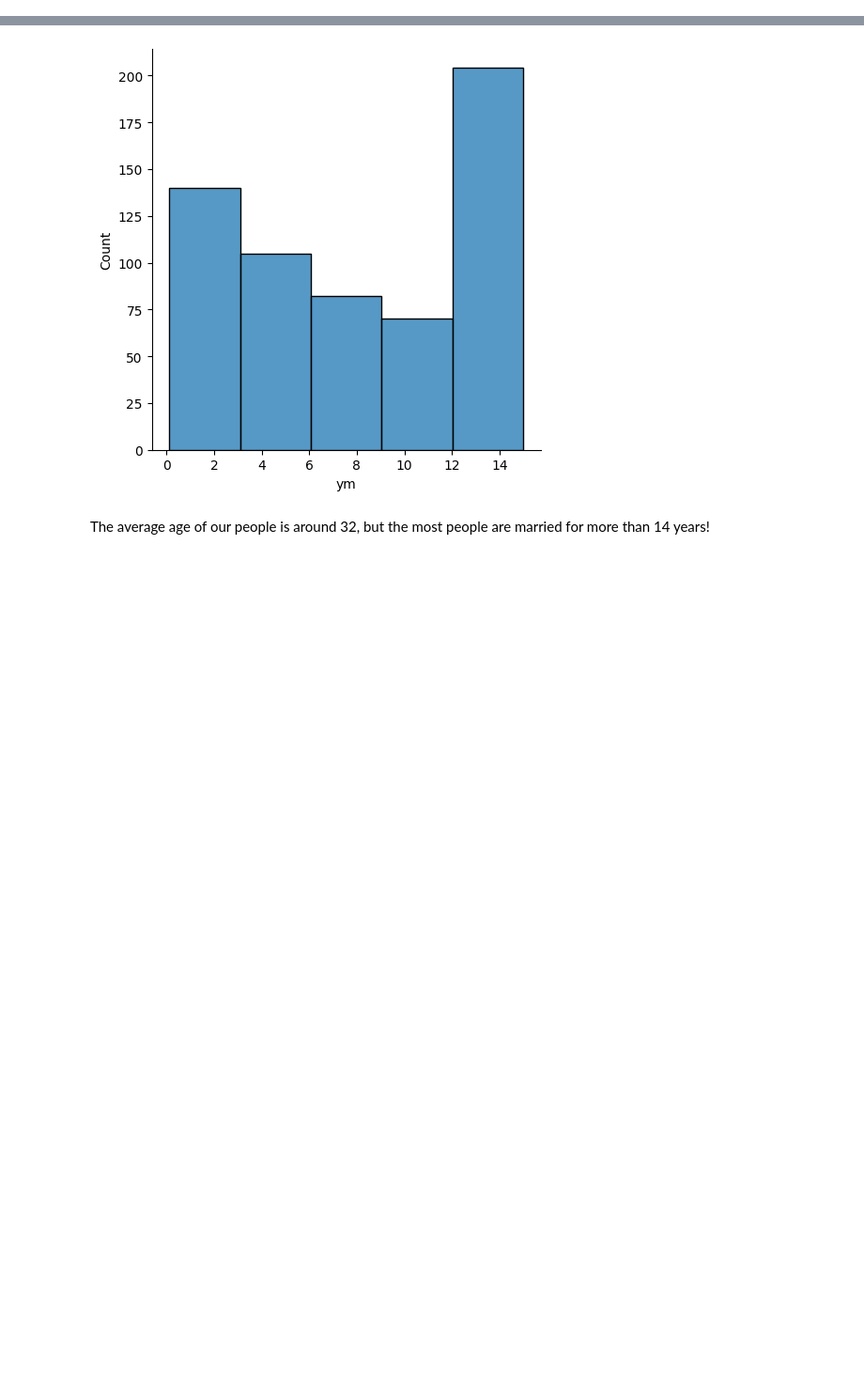
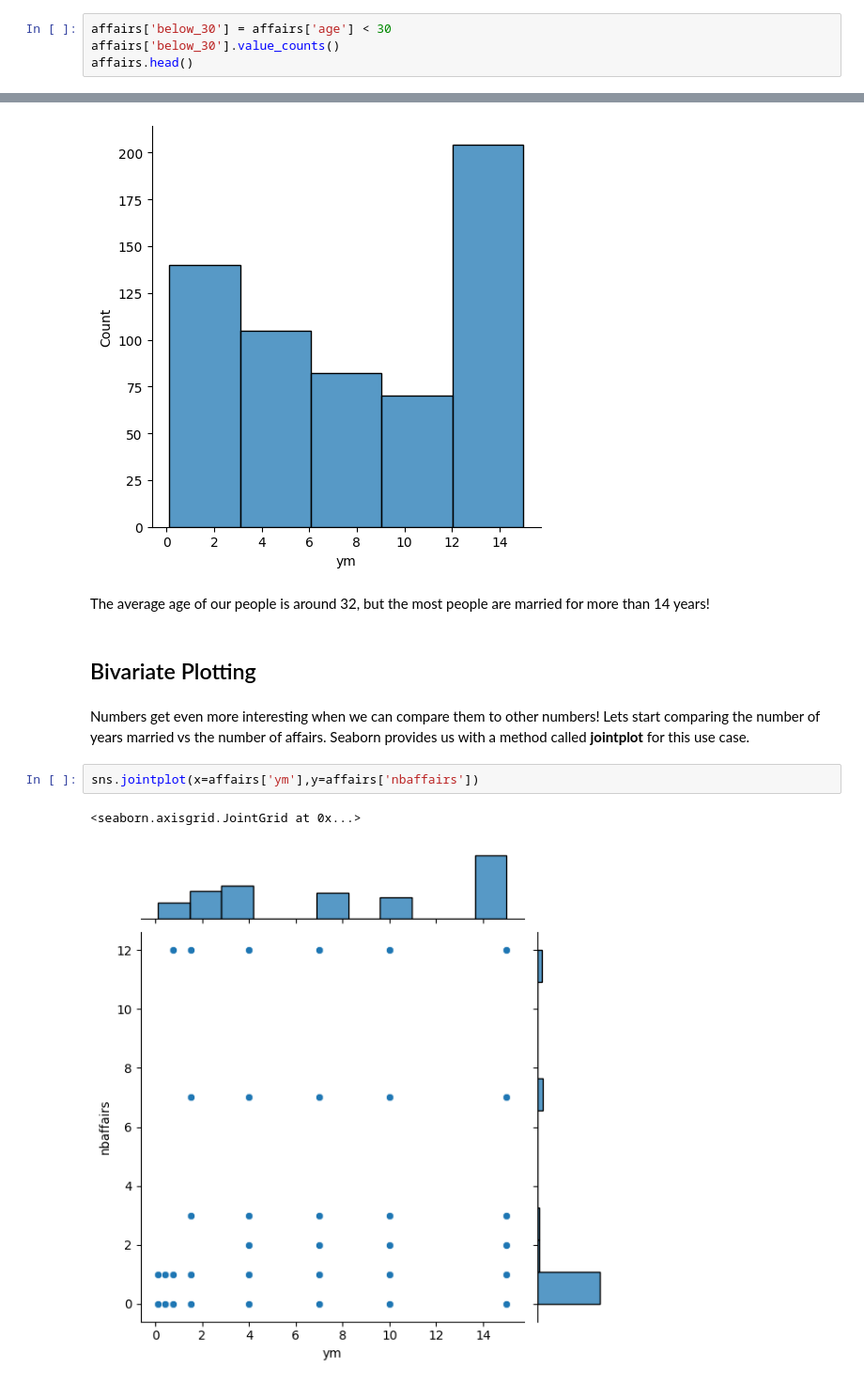
Before and after one commit to HoangMinh153/Data-Analyst, a Jupyter notebook: About_ExtramaritalData/Data_Exploration.ipynb, the cells around one changed output, grey strips where cells are left out. Shown at 94% size. Drawn from its saved outputs; the diff is of its cells as text; blank space fills up the shorter version.

Commit message:
feat(): explore information with several plots

```diff
--- a/About_ExtramaritalData/Data_Exploration.ipynb
+++ b/About_ExtramaritalData/Data_Exploration.ipynb
@@ -101,0 +140,4 @@ affairs.describe(include = "all") #Notice: By default, only the numeric columns
+# %%
+affairs['below_30'] = affairs['age'] < 30
+affairs['below_30'].value_counts()
+affairs.head()
@@ -184,3 +233,12 @@ sns.displot(affairs['ym'], bins=5, kde=False)
 [figure]
 # %% [markdown]
 The average age of our people is around 32, but the most people are married for more than 14 years!
+# %% [markdown]
+## Bivariate Plotting
+# %% [markdown]
+Numbers get even more interesting when we can compare them to other numbers! Lets start comparing the number of years married vs the number of affairs. Seaborn provides us with a method called **jointplot** for this use case.
+# %%
+sns.jointplot(x=affairs['ym'],y=affairs['nbaffairs'])
+# %% [output]
+<seaborn.axisgrid.JointGrid at 0x...>
+[figure, added]
```
Also changed, not shown: parts of 25 cells of this notebook.
